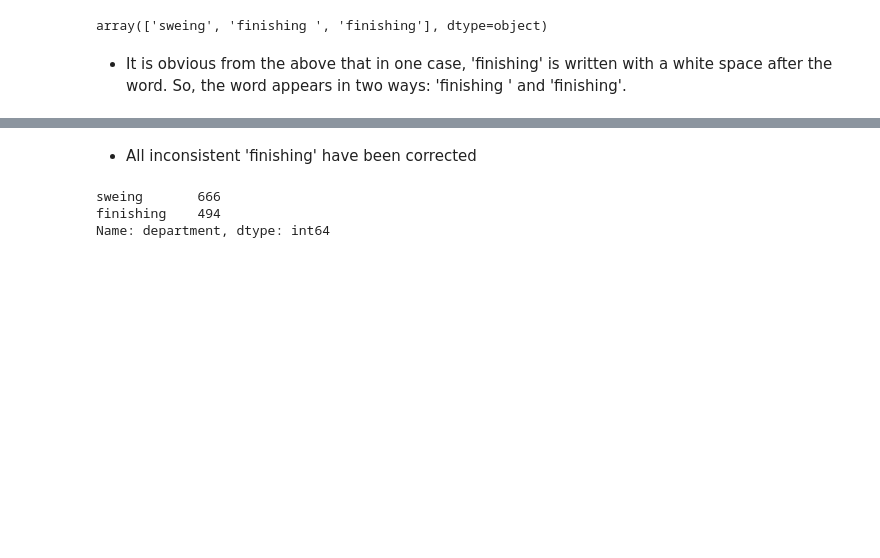
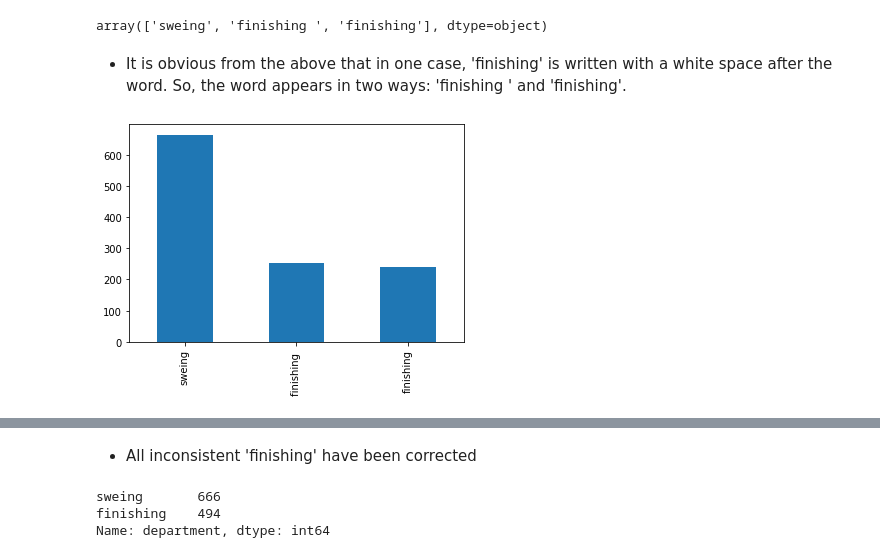
Before and after one commit to todebode/Garments-Industry-Employee-Productivity, a Jupyter notebook: Garment_Industry_Employee_Productivity.ipynb, the cells around one changed output, grey strips where cells are left out. Drawn from its saved outputs; the diff is of its cells as text; code cells hidden in the pictures; blank space fills up the shorter version.

```diff
--- a/Garment_Industry_Employee_Productivity.ipynb
+++ b/Garment_Industry_Employee_Productivity.ipynb
@@ -257,6 +306,11 @@ garm_prod['department'].unique()
 array(['sweing', 'finishing ', 'finishing'], dtype=object)
 # %% [markdown]
 - It is obvious from the above that in one case, 'finishing' is written with a white space after the word. So, the word appears in two ways: 'finishing ' and 'finishing'.
+# %%
+# Let's see the unique values in the 'department' column in a bar chart
+garm_prod['department'].value_counts().plot(kind = 'bar');
+# %% [output]
+[figure, added]
 # %%
 # We can make 'finishing ' appear as 'finishing'
 garm_prod['department'] = garm_prod['department'].replace('finishing ','finishing')
```
Also changed, not shown: parts of 143 cells of this notebook.
